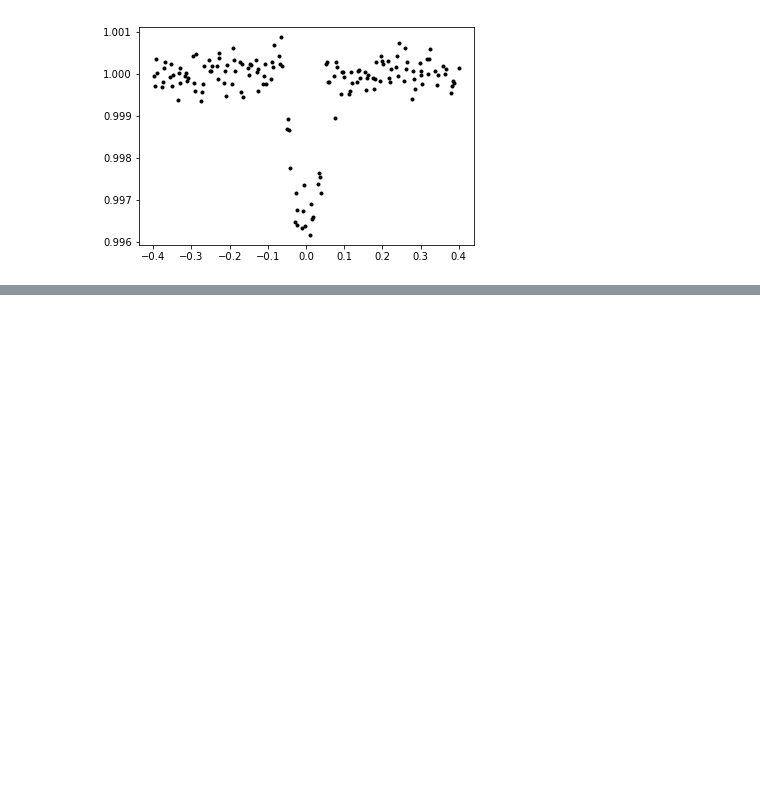
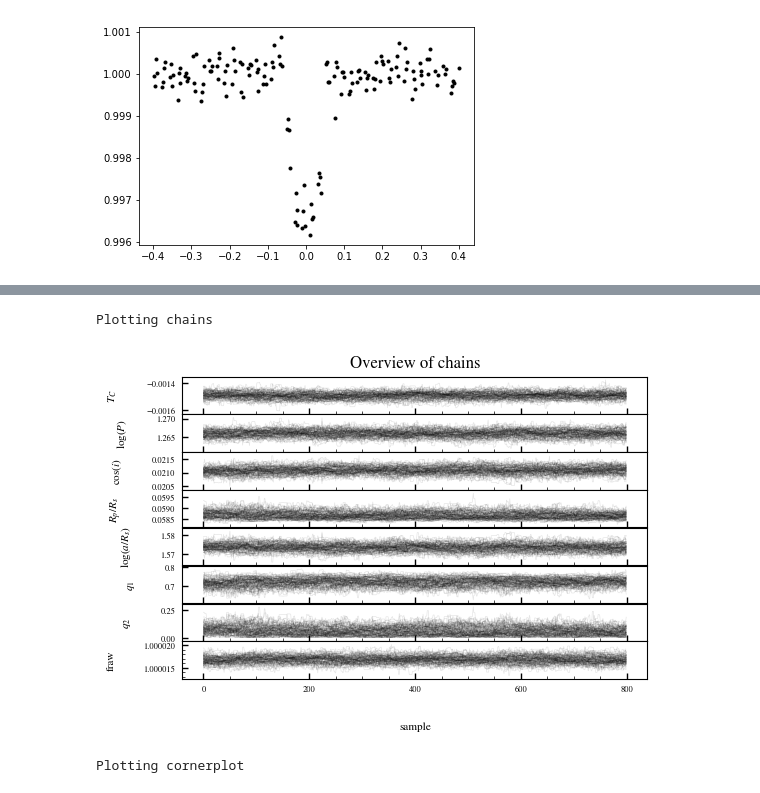
Before and after one commit to gummiks/transitMCMC, a Jupyter notebook: notebooks/Fitting Transits With MCMC.ipynb, the cells around one changed output, grey strips where cells are left out. Saved outputs shown, nothing was run; the diff lists cells and outputs as text; code cells hidden in the pictures; blank space fills up the shorter version.

```diff
--- a/notebooks/Fitting Transits With MCMC.ipynb
+++ b/notebooks/Fitting Transits With MCMC.ipynb
@@ -54,0 +256,12 @@ sta
+# %%
+# Plot the chains, very useful for diagnostics. Check first with burn=0, to see if there are burn-in effects
+TF.plot_chains(burn=200)
+# %% [output]
+Plotting chains
+[figure, added]
+# %%
+# Plot a corner plot
+#
+TF.plot_corner(burn=200,show_titles=True)
+# %% [output]
+Plotting cornerplot
```
Also changed, not shown: parts of 13 cells of this notebook, 4 other files.
